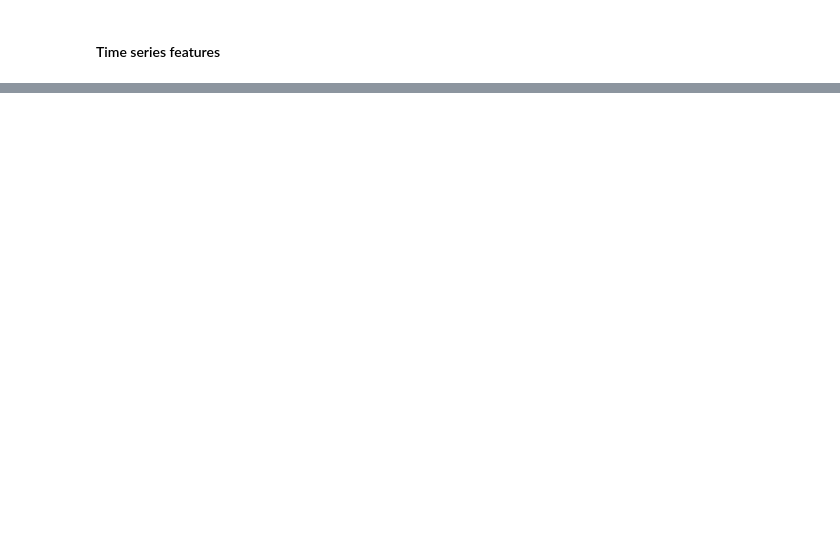
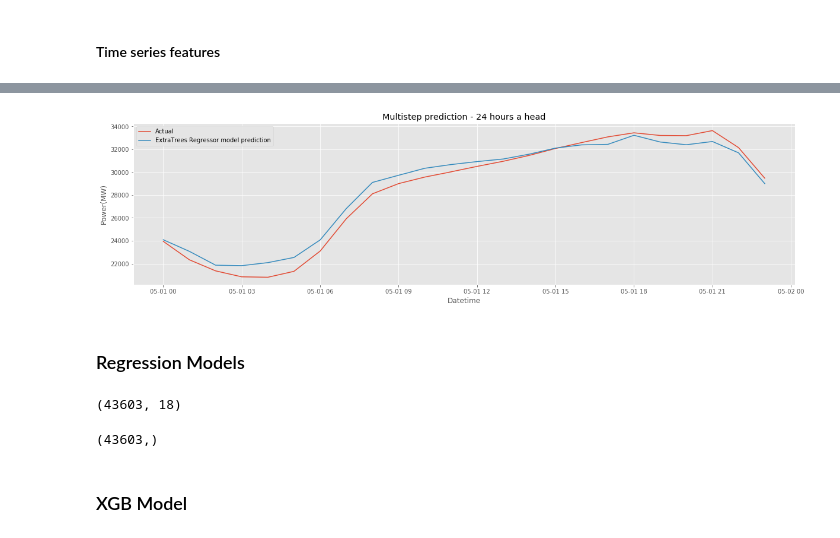
Before and after one commit to azeem2020/Energy-Consumption-Predictions-Analysis, a Jupyter notebook: notebooks/energy_consumption_prediction.ipynb, the cells around one changed output, grey strips where cells are left out. Drawn from its saved outputs; the diff is of its cells as text; code cells hidden in the pictures; blank space fills up the shorter version.

```diff
--- a/notebooks/energy_consumption_prediction.ipynb
+++ b/notebooks/energy_consumption_prediction.ipynb
@@ -175,0 +287,3 @@ plt.show()
+# %%
+X = lagged_df.drop(columns=['load_tomorrow'])
+y = lagged_df['load_tomorrow']
@@ -175,0 +298,2 @@ plt.show()
+# %%
+X_train, X_test, y_train, y_test = train_test_split(X, y, test_size=0.3, shuffle=False)
@@ -175,0 +356,2 @@ plt.show()
+# %%
+reg = xgb.XGBRegressor()
@@ -175,0 +373,3 @@ plt.show()
+# %%
+reg.fit(X_train,y_train)
+prediction = reg.predict(X_test)
@@ -175,0 +445,51 @@ plt.show()
+# %%
+date = '2017-05-01'
+
+
+prediction = reg.predict(get_features(date, comb_df))
+idx = comb_df.PJME_MW.loc[date].index
+
+
+def plot_prediction_multistep(actual, prediction, start_date, title, prediction_label):
+    date_rng = pd.date_range(start=start_date, periods=24, freq='H')
+    plt.figure(figsize=(20,5))
+    plt.title(title)
+    plt.plot(actual.index, actual, label='Actual')
+    plt.plot(actual.index, prediction, label=prediction_label)
+    plt.ylabel('Power(MW)')
+    plt.xlabel('Datetime')
+    plt.legend()
+    plt.show()
+
+plot_prediction_multistep(actual=comb_df.PJME_MW.loc[date],prediction=prediction, start_date=date, title='Multistep prediction - 24 hours a head',
+                prediction_label='ExtraTrees Regressor model prediction')
+
+
+
+# fig, axes = plt.subplots(nrows=3, ncols=1, figsize=(20, 15))
+
+# con_df = pd.concat([actual.rename('Actual'),pd.DataFrame(prediction, index=actual.index, columns=[prediction_label])], axis=1)
+# axes[0].set_title('Actual vs Prediction - One day')
+# axes[0].set_ylabel('Power(MW)')
+# axes[0].set_xlabel('Datetime')
+# con_df.plot(ax=axes[0])
+# axes[0].set_xlim(left=con_df.index[-24*1] , right=con_df.index[-1])
+
+# axes[1].set_title('Actual vs Prediction - One week')
+# axes[1].set_ylabel('Power(MW)')
+# axes[1].set_xlabel('Datetime')
+# con_df.plot(ax=axes[1])
+# axes[1].set_xlim(left=actual.index[-24*7] , right=actual.index[-1])
+
+# axes[2].set_title('Actual vs Prediction - One month')
+# axes[2].set_ylabel('Power(MW)')
+# axes[2].set_xlabel('Datetime')
+# con_df.plot(ax=axes[2])
+# axes[2].set_xlim(left=actual.index[-24*7*4] , right=actual.index[-1])
+
+# plt.tight_layout()
+# plt.show()
+# %% [output]
+[figure, added]
+# %% [markdown]
+### Regression Models
@@ -175,0 +499,8 @@ plt.show()
+# %%
+X.shape
+# %% [output]
+(43603, 18)
+# %%
+y.shape
+# %% [output]
+(43603,)
@@ -175,0 +509,2 @@ plt.show()
+# %% [markdown]
+### XGB Model
```
Also changed, not shown: parts of 35 cells of this notebook, 8 other files.
